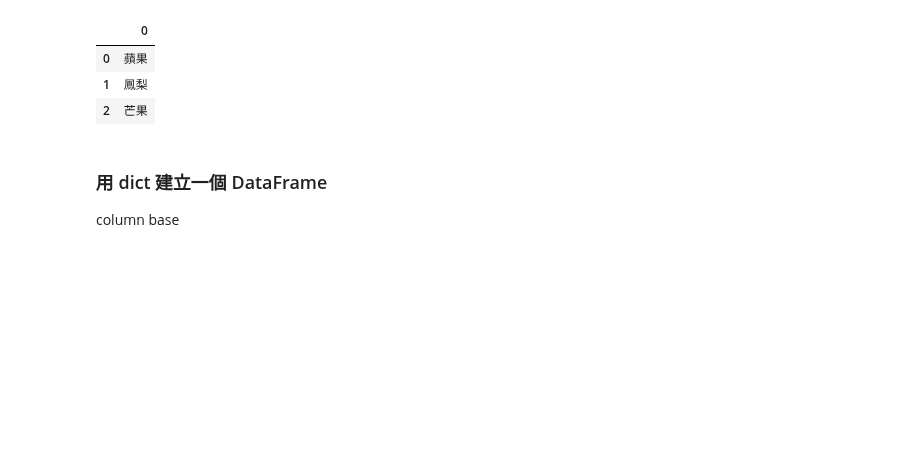
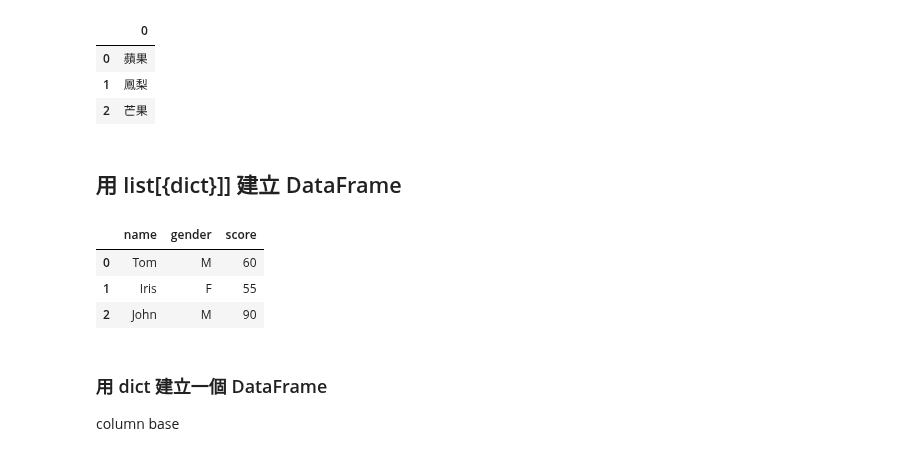
Before and after one commit to jiangsir/PythonBasic, a Jupyter notebook: Pandas基礎用法.ipynb, the cells around one changed output. Drawn from its saved outputs; the diff is of its cells as text; code cells hidden in the pictures; blank space fills up the shorter version.

```diff
--- a/Pandas基礎用法.ipynb
+++ b/Pandas基礎用法.ipynb
@@ -157,6 +161,19 @@ df.head()
 | 0 | 蘋果 |
 | 1 | 鳳梨 |
 | 2 | 芒果 |
+# %% [markdown]
+## 用 list[{dict}]] 建立 DataFrame
+# %%
+import pandas as pd
+ls = [{'name': 'Tom', 'gender': 'M', 'score':'60'}, {'name': 'Iris', 'gender': 'F', 'score':'55'}, {'name': 'John', 'gender': 'M', 'score':'90'}]
+
+df = pd.DataFrame(ls)
+df.head()
+# %% [output]
+|  | name | gender | score |
+| 0 | Tom | M | 60 |
+| 1 | Iris | F | 55 |
+| 2 | John | M | 90 |
 # %% [markdown]
 ### 用 dict 建立一個 DataFrame
 
```
Also changed, not shown: parts of 6 cells of this notebook, 1 other file.
